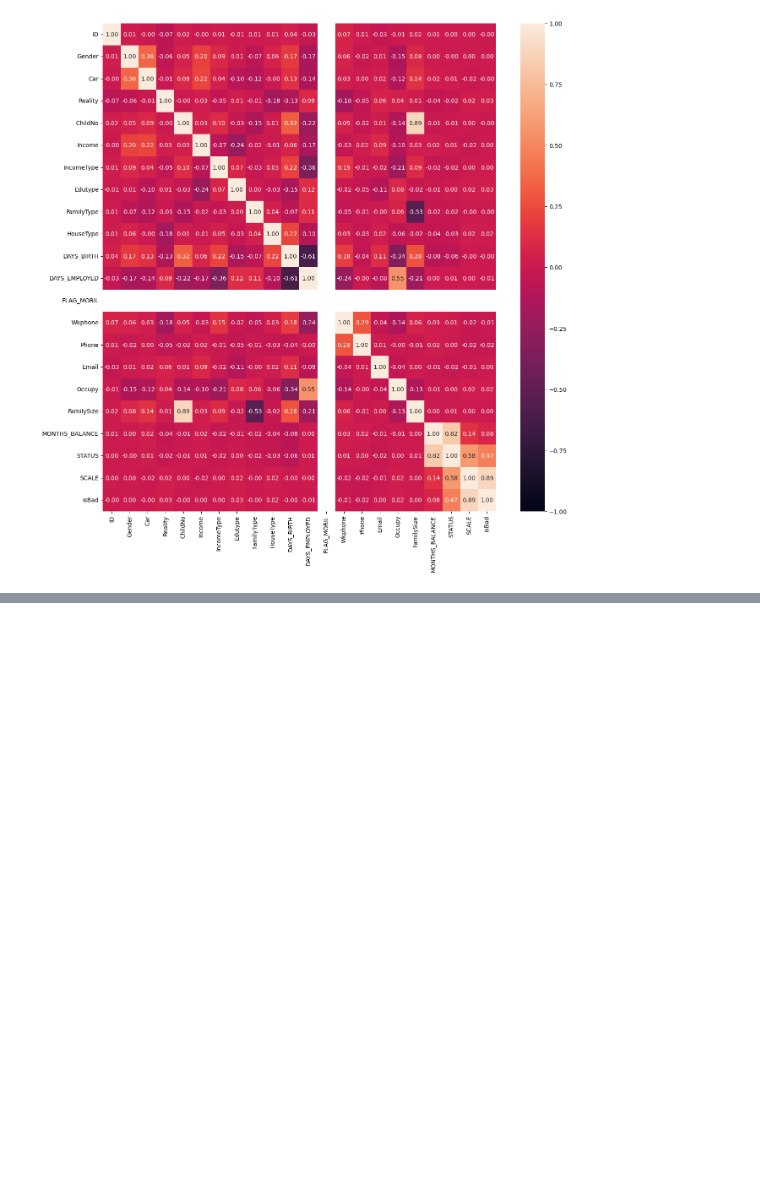
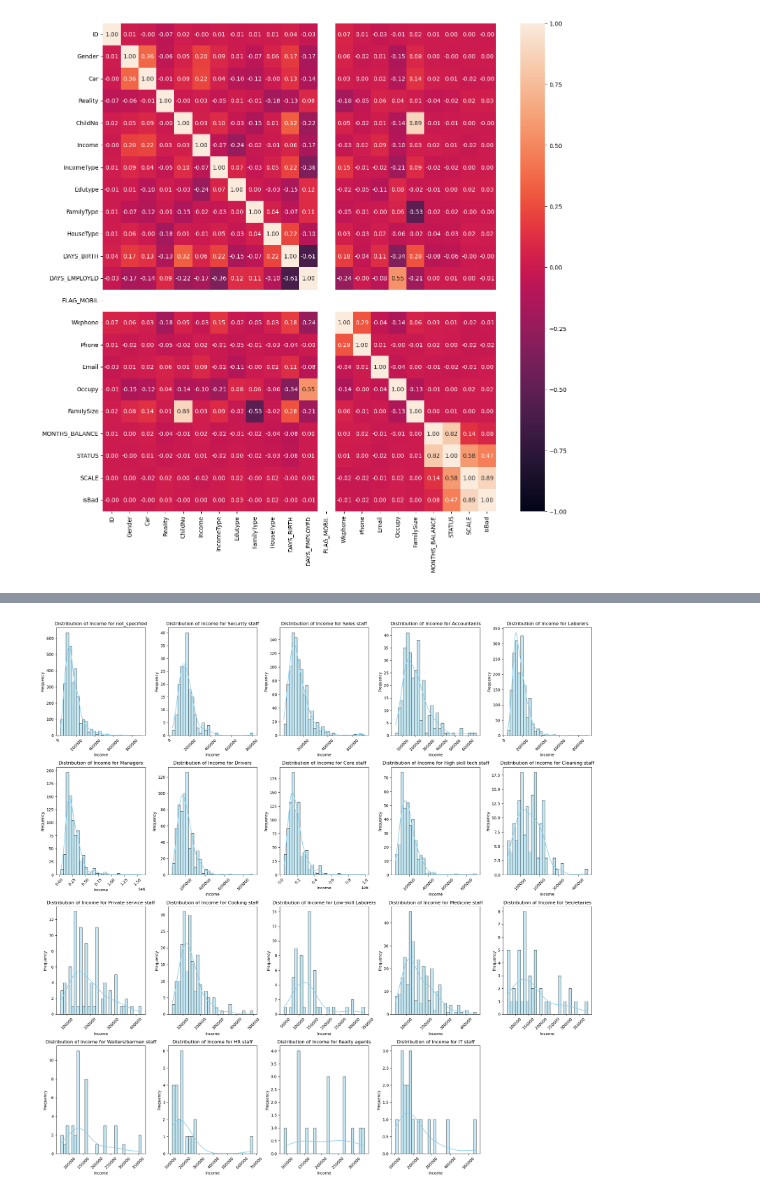
Before and after one commit to tmdcksdl/ML_Credit_Project, a Jupyter notebook: ML_Project/ML_Project2.ipynb, the cells around one changed output, grey strips where cells are left out. Drawn from its saved outputs; the diff is of its cells as text; code cells hidden in the pictures; blank space fills up the shorter version.

```diff
--- a/ML_Project/ML_Project2.ipynb
+++ b/ML_Project/ML_Project2.ipynb
@@ -1237,0 +1282,15 @@ sns.heatmap(merge_df3.corr(), cmap='rocket', fmt='.2f', annot=True, vmin=-1, vma
+# %%
+plt.figure(figsize=(20, 20))
+for i, occupation in enumerate(merge_df3['Occupy'].unique(), 1):
+    plt.subplot(4, 5, i)
+    sns.histplot(data=merge_df3[merge_df3['Occupy'] == occupation], x='Income', bins=30, kde=True, color='skyblue')
+    plt.xlabel('Income')
+    plt.ylabel('Frequency')
+    plt.title(f'Distribution of Income for {occupation}')
+    plt.xticks(rotation=45)
+
+plt.subplots_adjust(hspace=2, wspace=2)
+plt.tight_layout()
+plt.show()
+# %% [output]
+[figure, added]
```
Also changed, not shown: parts of 9 cells of this notebook.
